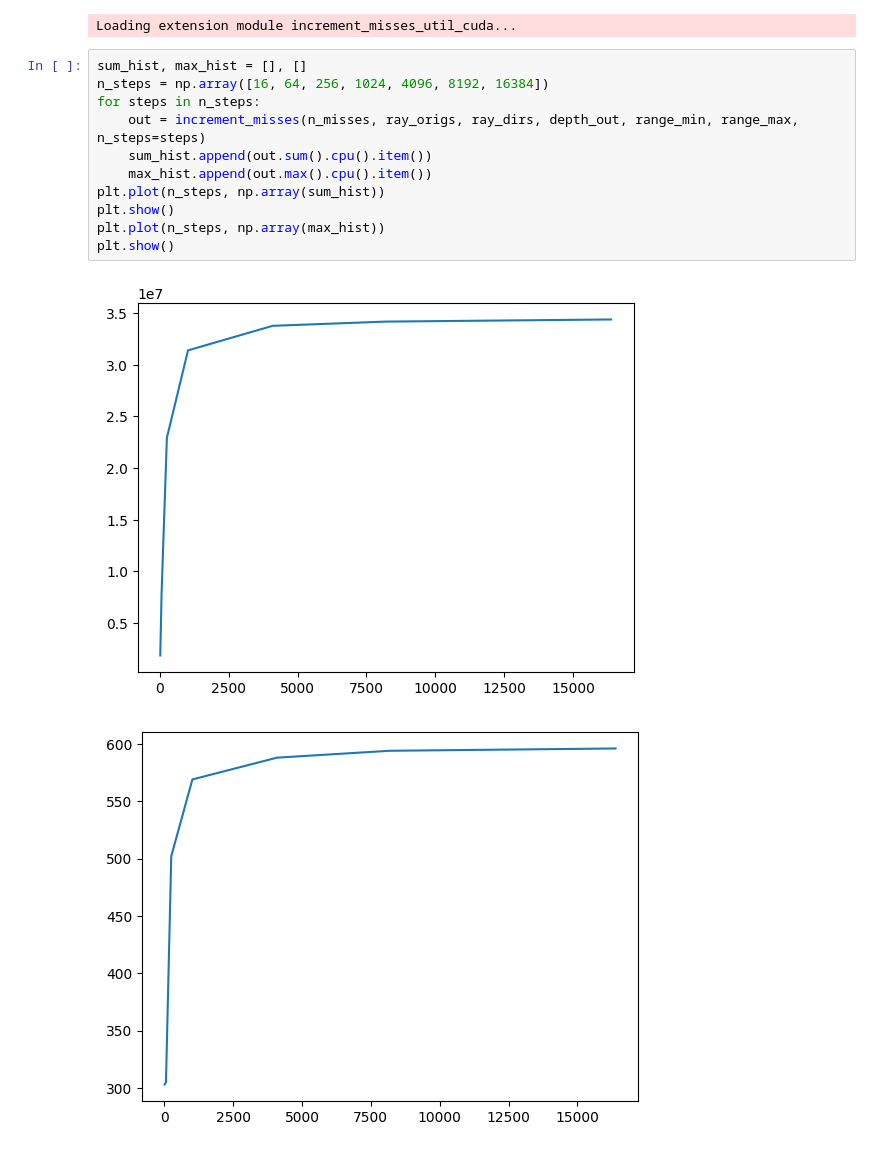
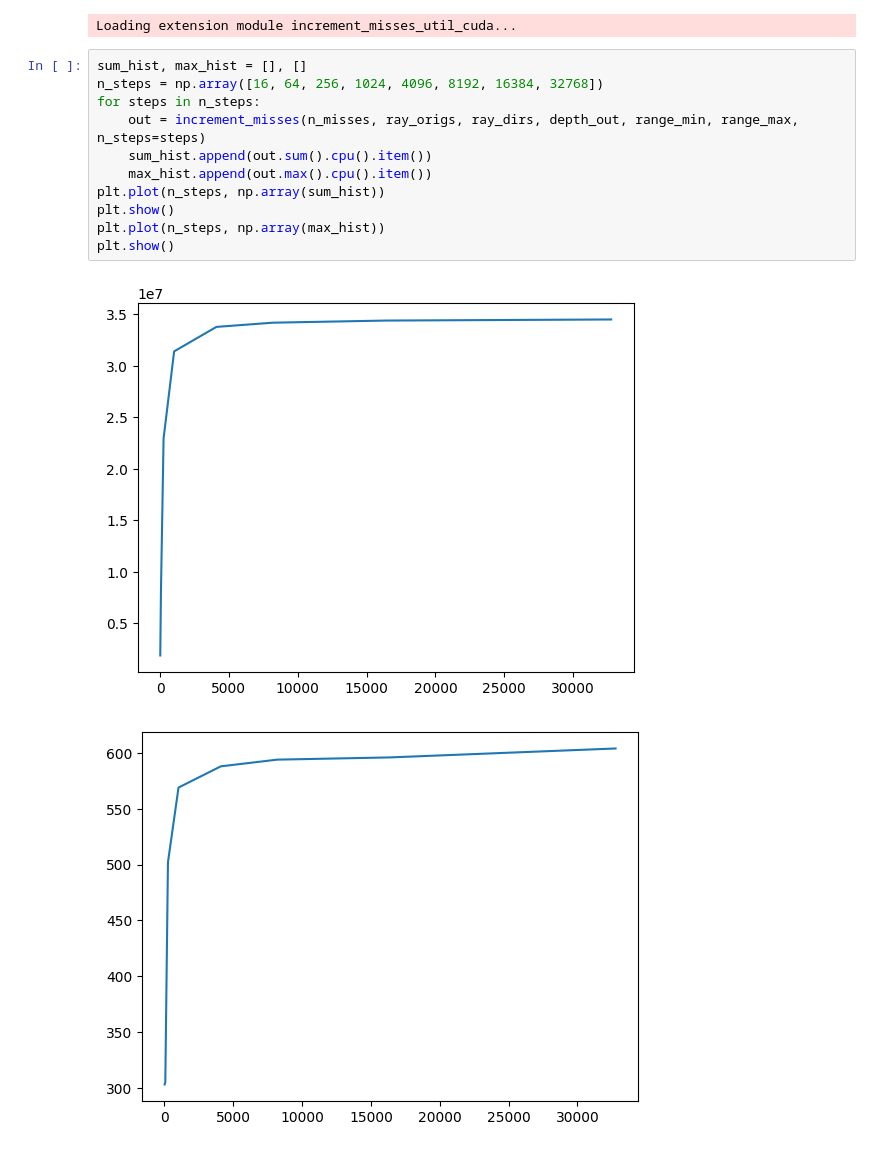
Before and after one commit to JanNogga/grid_fusion_pytorch, a Jupyter notebook: prototype_fusion.ipynb, the cells around one changed output. Saved outputs shown, nothing was run; the diff lists cells and outputs as text.

```diff
--- a/prototype_fusion.ipynb
+++ b/prototype_fusion.ipynb
@@ -319,18 +319,18 @@ torch.Size([1, 140, 112, 100])
 Loading extension module increment_misses_util_cuda...
 # %%
 sum_hist, max_hist = [], []
-n_steps = np.array([16, 64, 256, 1024, 4096, 8192, 16384])
+n_steps = np.array([16, 64, 256, 1024, 4096, 8192, 16384, 32768])
 for steps in n_steps:
     out = increment_misses(n_misses, ray_origs, ray_dirs, depth_out, range_min, range_max, n_steps=steps)
     sum_hist.append(out.sum().cpu().item())
     max_hist.append(out.max().cpu().item())
 plt.plot(n_steps, np.array(sum_hist))
 plt.show()
 plt.plot(n_steps, np.array(max_hist))
 plt.show()
 # %% [output]
-[figure, old version]
+[figure, new version]
-[figure, old version]
+[figure, new version]
 # %%
 print(n_misses.sum())
 print(out.sum(), out.min(), out.max())
```
Also changed, not shown: parts of 3 cells of this notebook.
